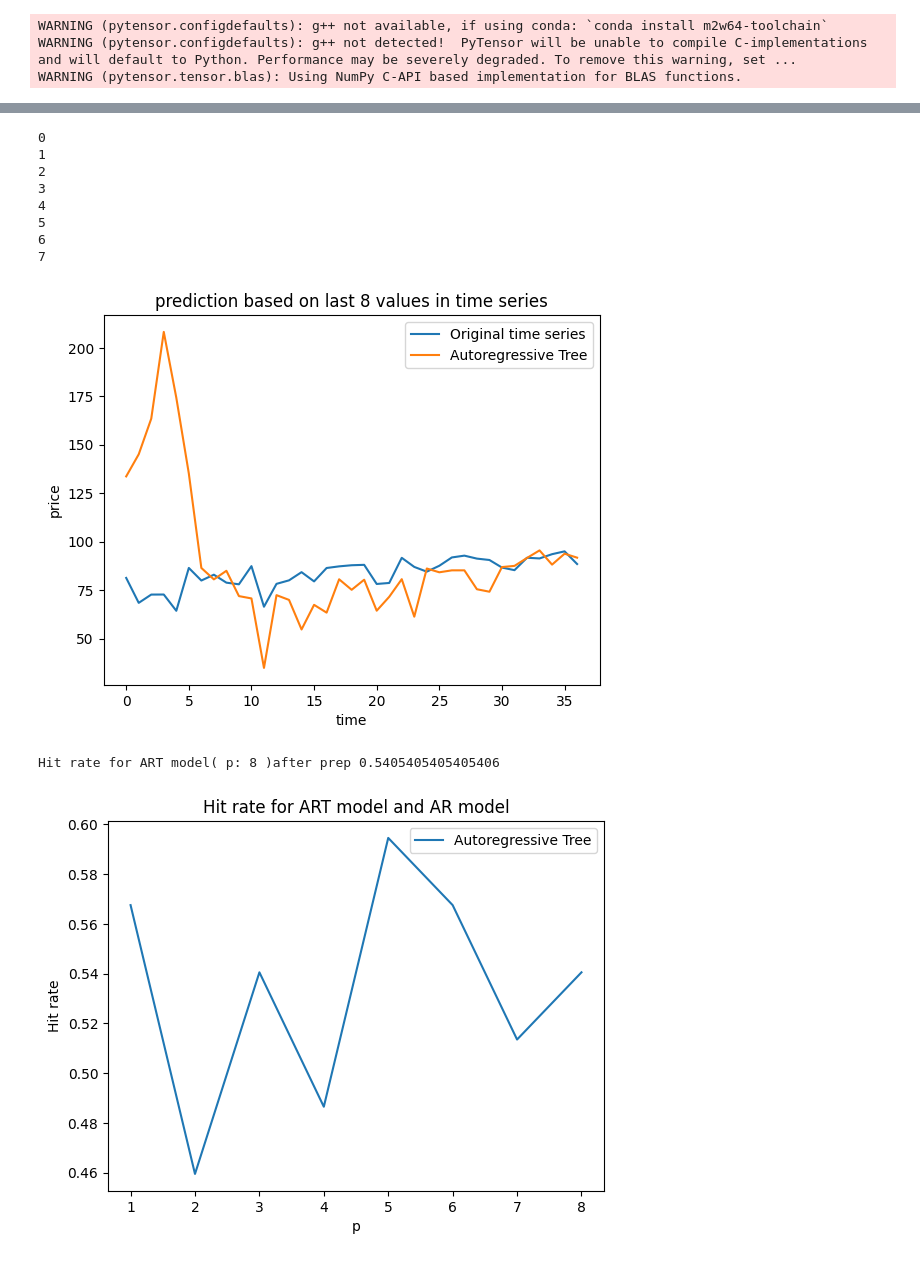
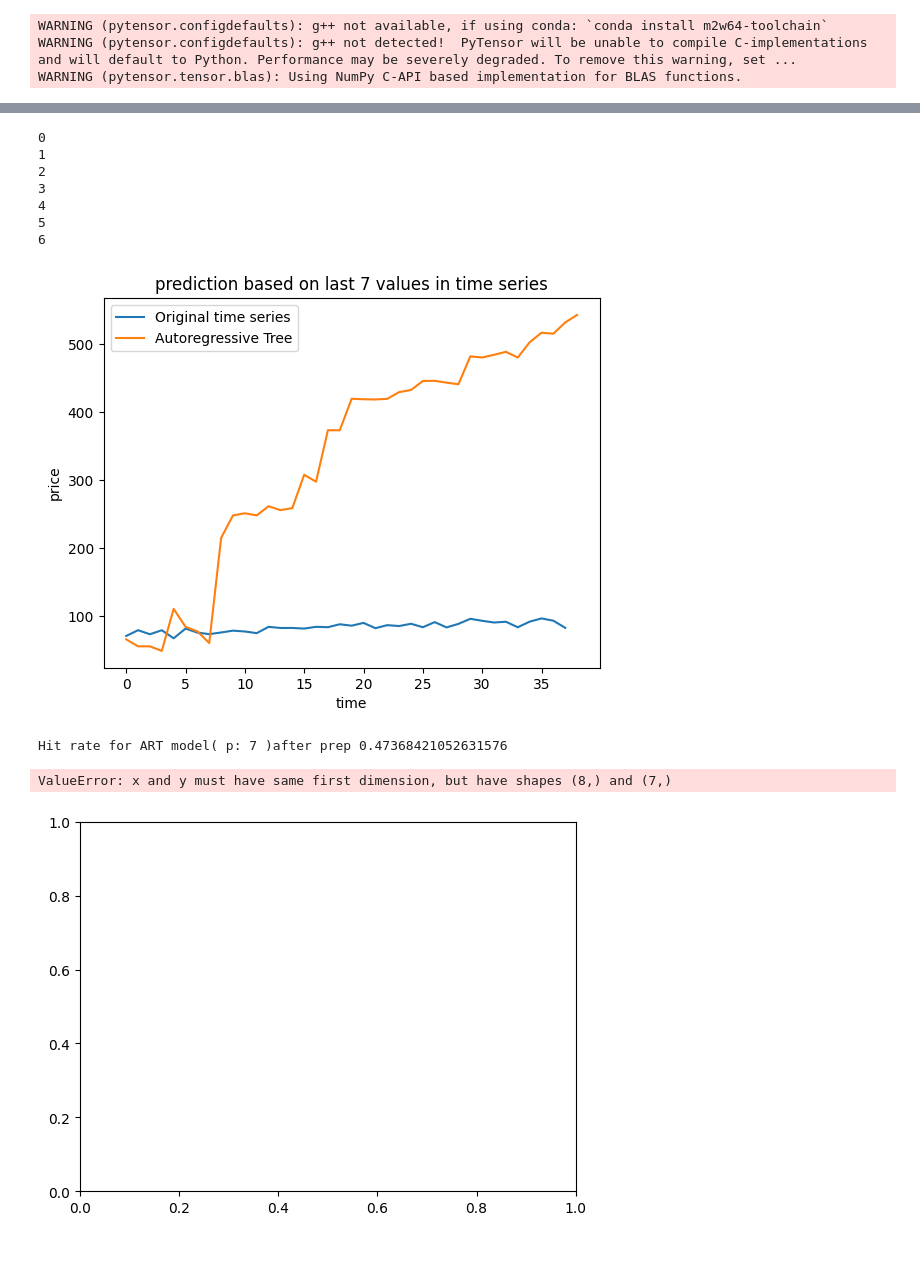
Before and after one commit to TiesHRL/DyART, a Jupyter notebook: Code/ARX.ipynb, the cells around one changed output, grey strips where cells are left out. Drawn from its saved outputs; the diff is of its cells as text; code cells hidden in the pictures.

```diff
--- a/Code/ARX.ipynb
+++ b/Code/ARX.ipynb
@@ -477,7 +477,7 @@ p = 3
 df_temp2 = pd.concat([synthetic_target,synthetic_exog], axis=1)
 df_temp2.columns = range(df_temp2.shape[1])
 
-ts_train, ts_valid, ts_test, ts_param = preprocessing(df_temp2, method='normalization')
+ts_train, ts_valid, ts_test, ts_param = preprocessing(df_temp2, method='')
 
 train = []
 for s in ts_train:
@@ -516,7 +500,7 @@ ART.print_tree(tree)
 # %%
 def time_series_pred(data, time_series_index, pred_method, max_p, preprocessing_method):
     ts_train, ts_valid, ts_test, ts_param = preprocessing(data, method=preprocessing_method)
-    p_set = [i for i in range(1,max_p+1)]
+    p_set = [i for i in range(2,max_p+1)]
     mse_our_model = []
     mse_arima = []
     valid_prediction_list = []
@@ -528,7 +512,6 @@ def time_series_pred(data, time_series_index, pred_method, max_p, preprocessing_
     d_test = ts_test[0]
     tree_list = []
     for p in p_set:
-        try:
             train = []
             for s in ts_train:
                 temp = []
@@ -576,9 +559,6 @@ def time_series_pred(data, time_series_index, pred_method, max_p, preprocessing_
                     d_val_std = ts_param[idx][3]
                     valid_prediction_denorm= (valid_prediction * d_val_std) + d_val_mean
                     valid_prediction_list_cumsum.append(valid_prediction_denorm)
-        except Exception as e:
-            print(e)
-            print("p: ", p)
 
     if preprocessing_method is 'differencing':
         d_val_cumsum = ts_valid[idx].cumsum()
@@ -610,7 +590,7 @@ for i in range(0,1):
     print('Processing... time series number: ',time_series_index)
     time_series_index_list.append(time_series_index)
     Ground_truth_diff, Ground_truth, valid_prediction_diff_ART_list, valid_prediction_ART_list, tree = time_series_pred(data=df_temp2,
-                                    time_series_index=time_series_index, pred_method='ART', max_p=max_p, preprocessing_method='normalization')
+                                    time_series_index=time_series_index, pred_method='ART', max_p=max_p, preprocessing_method='differencing')
     # _, _, valid_prediction_diff_AR_list, valid_prediction_AR_list, _ = time_series_pred(data=df_temp,
     #                                 time_series_index=time_series_index, pred_method='AR', max_p=max_p, preprocessing_method='normalization')
 
@@ -635,37 +636,37 @@ Processing... time series number:  0
 # %%
 hit_rate_ART_list = []
 hit_rate_AR_list = []
-for i in range(max_p):
+for i in range(max_p-1):
     print(i)
     hit_rate_ART_list.append(hit_rate(Ground_truth, valid_prediction_ART_list[i]))
 
 max_hit_rate_index, max_hit_rate_value = max(enumerate(hit_rate_ART_list))
 a = list(Ground_truth)
-b = list(valid_prediction_ART_list[max_hit_rate_index])
+b = np.array(valid_prediction_ART_list[max_hit_rate_index])
 plt.plot(a[1:], label='Original time series')
-plt.plot(b[1:], label='Autoregressive Tree')
+plt.plot(b, label='Autoregressive Tree')
 plt.xlabel('time')
 plt.ylabel('price')
 i=max_hit_rate_index+1
 plt.title('prediction based on last %i values in time series' %i)
 plt.legend()
 plt.show()
 print('Hit rate for ART model(','p:',max_hit_rate_index+1,')after prep', max_hit_rate_value)
 plt.plot(range(1, max_p+1), hit_rate_ART_list, label='Autoregressive Tree')
 plt.xlabel('p')
 plt.ylabel('Hit rate')
 plt.title('Hit rate for ART model and AR model')
 plt.legend()
 plt.show()
 # %% [output]
 0
 1
 2
 3
 4
 5
 6
-7
-[figure, old version]
+[figure, new version]
-Hit rate for ART model( p: 8 )after prep 0.5405405405405406
+Hit rate for ART model( p: 7 )after prep 0.47368421052631576
+ValueError: x and y must have same first dimension, but have shapes (8,) and (7,)
-[figure, old version]
+[figure, new version]
```
Also changed, not shown: parts of 4 cells of this notebook, 5 other files.
